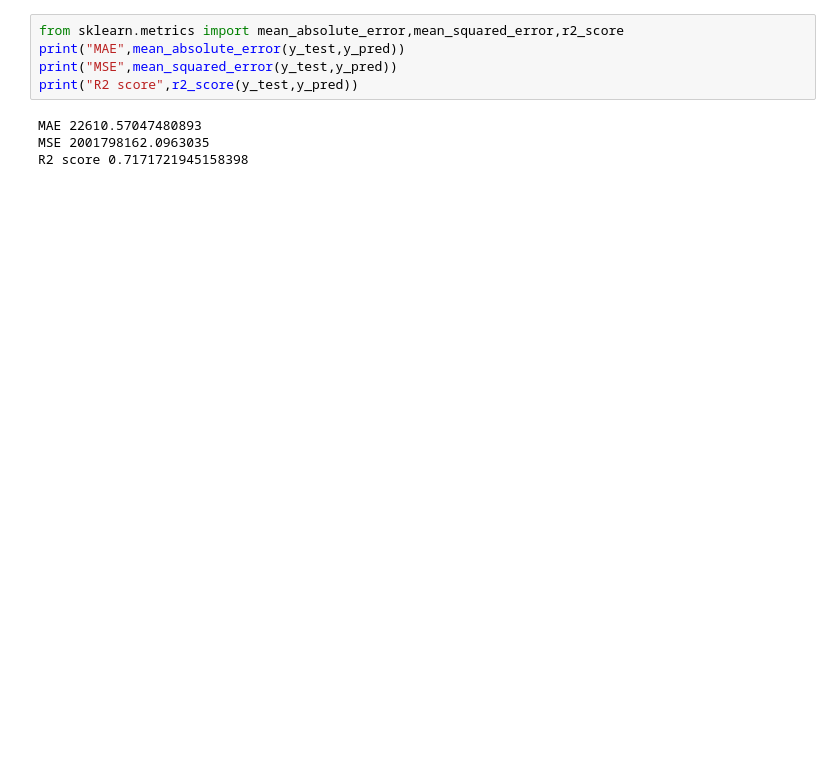
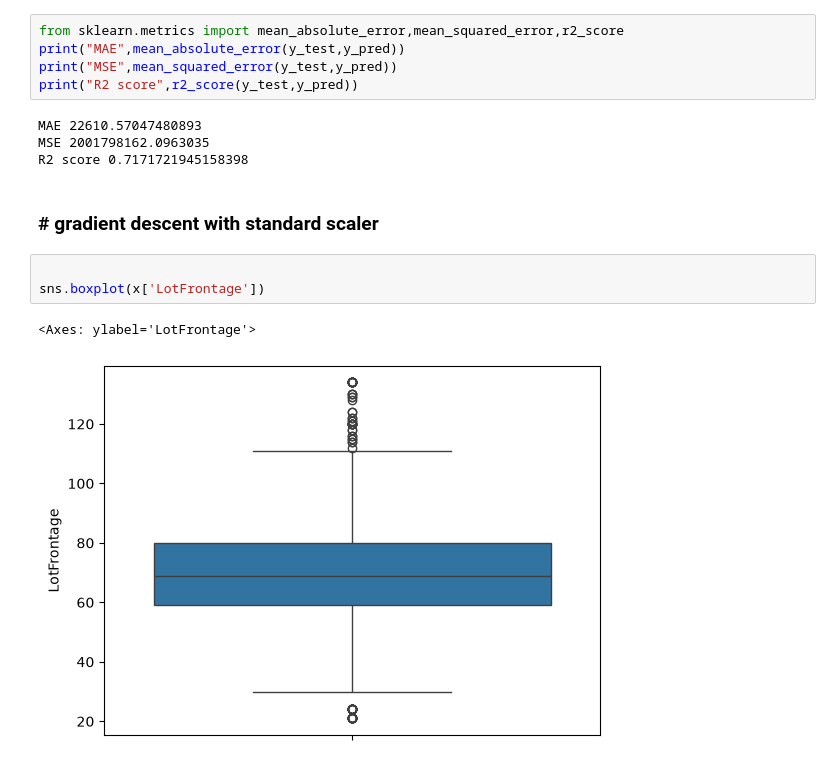
Before and after one commit to ritikachhoker/ames-housing-price-prediction, a Jupyter notebook: house_price_prediction.ipynb, the cells around one changed output. Cells and saved outputs as stored; diff of their text form; blank space fills up the shorter version.

```diff
--- a/house_price_prediction.ipynb
+++ b/house_price_prediction.ipynb
@@ -374,3 +408,11 @@ print("R2 score",r2_score(y_test,y_pred))
 MAE 22610.57047480893
 MSE 2001798162.0963035
 R2 score 0.7171721945158398
+# %% [markdown]
+### # gradient descent with standard scaler
+# %%
+
+sns.boxplot(x['LotFrontage'])
+# %% [output]
+<Axes: ylabel='LotFrontage'>
+[figure, added]
```
Also changed, not shown: parts of 22 cells of this notebook.
